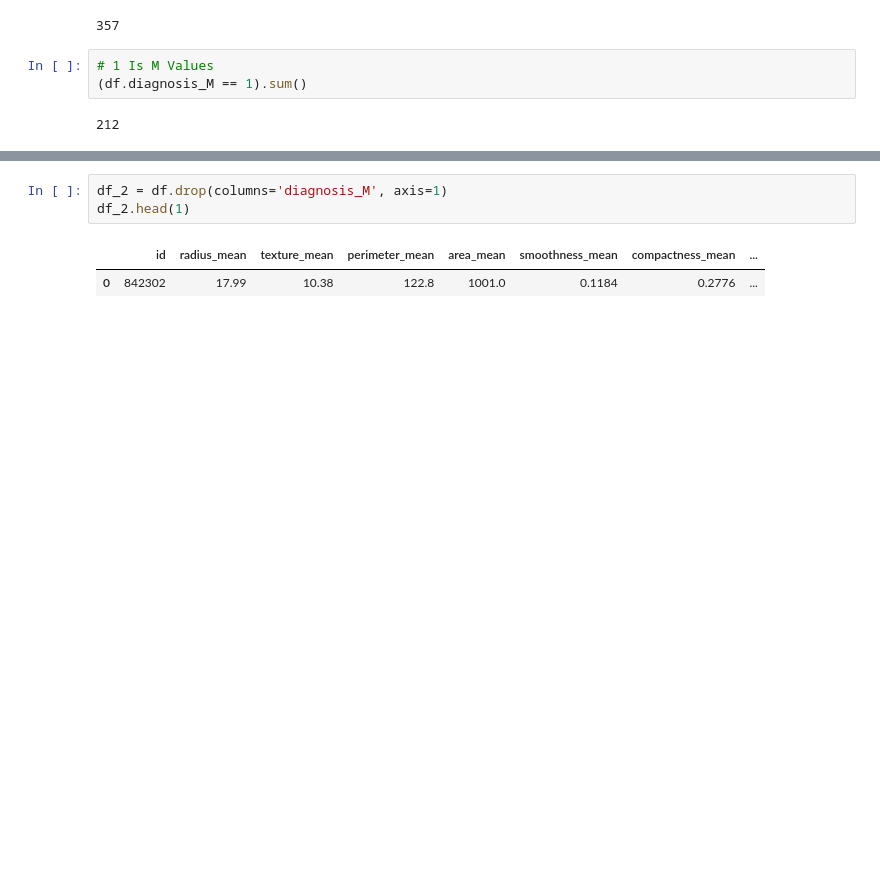
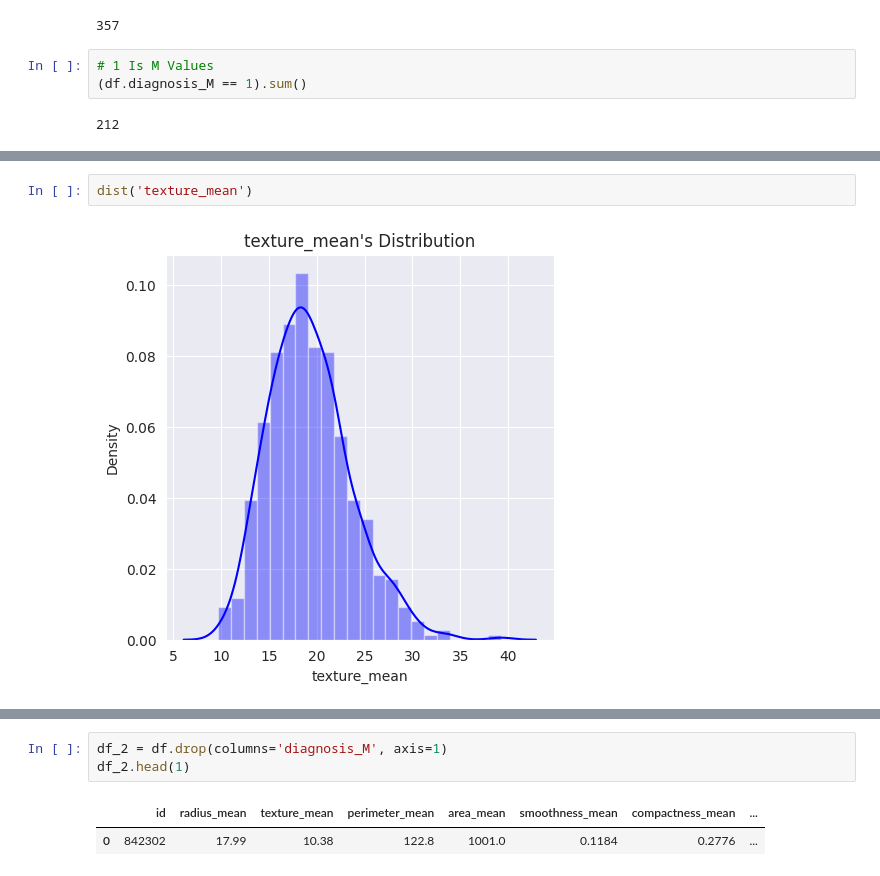
Before and after one commit to mohammadreza-mohammadi94/DataAnalysis-And-MachineLearning, a Jupyter notebook: 4. Public Health and Safety/Breast Cancer Wisconsin (Diagnostic) Data Set/Breast_Cancer.ipynb, the cells around one changed output, grey strips where cells are left out. Drawn from its saved outputs; the diff is of its cells as text; blank space fills up the shorter version.

```diff
--- a/4. Public Health and Safety/Breast Cancer Wisconsin (Diagnostic) Data Set/Breast_Cancer.ipynb
+++ b/4. Public Health and Safety/Breast Cancer Wisconsin (Diagnostic) Data Set/Breast_Cancer.ipynb
@@ -618,0 +663,4 @@ plt.show()
+# %%
+dist('texture_mean')
+# %% [output]
+[figure, added]
```
Also changed, not shown: parts of 69 cells of this notebook.
